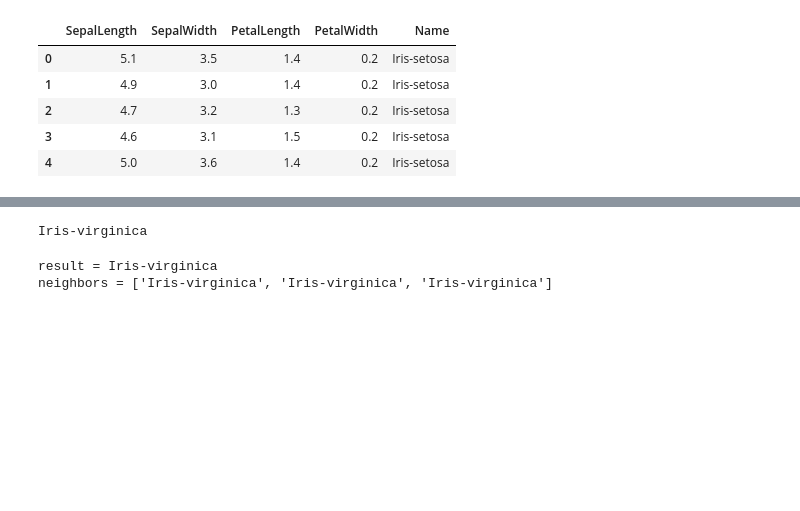
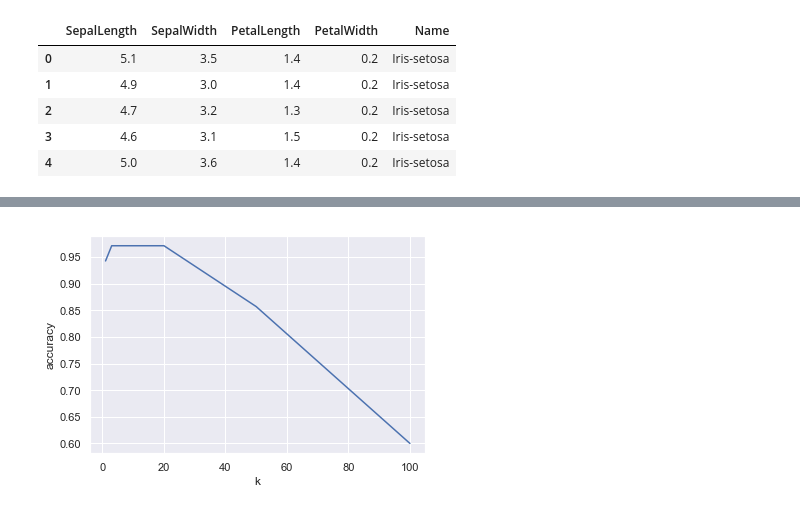
Before and after one commit to dineshdb/data-mining, a Jupyter notebook: notebooks/kNearestNeighbor.ipynb, the cells around one changed output, grey strips where cells are left out. Cells and saved outputs as stored; diff of their text form; code cells hidden in the pictures; blank space fills up the shorter version.

```diff
--- a/notebooks/kNearestNeighbor.ipynb
+++ b/notebooks/kNearestNeighbor.ipynb
@@ -66 +185,22 @@ def KNN(trainingSet, testInstance, k):
+# %%
+# normalize data
+def normalize(df):
+    result = df.copy()
+
+    for feature_name in df.columns:
+
+        if feature_name != 'Name':
+            mean = df[feature_name].mean()
+            sd = df[feature_name].std()
+            result[feature_name] = (df[feature_name] - mean) / sd
+    return result
+# %%
+test = normalize(test)
+train = normalize(train)
+# %%
+# after normalization
+test_for_k(train, test)
+# KNearestNeighbor(train, test, 3)
+# %% [output]
+[figure, added]
 # %%
@@ -69,18 +210,13 @@ test = pd.DataFrame(testSet)
 # %%
-k = 1
-result, neighbors = KNN(data, test, k)
+# k = 1
+# result, neighbors = KNN(data, test, k)
 
-print(result)
+# print(result)
-# %% [output]
-Iris-virginica
 # %%
-k = 3
-result, neighbors = KNN(data, test, k)
+# k = 3
+# result, neighbors = KNN(data, test, k)
 
-print("result = " + result)
-print("neighbors = " + str([data.iloc[x][-1] for x in neighbors]))
+# print("result = " + result)
+# print("neighbors = " + str([data.iloc[x][-1] for x in neighbors]))
-# %% [output]
-result = Iris-virginica
-neighbors = ['Iris-virginica', 'Iris-virginica', 'Iris-virginica']
 # %%
 
```
Also changed, not shown: parts of 17 cells of this notebook.
